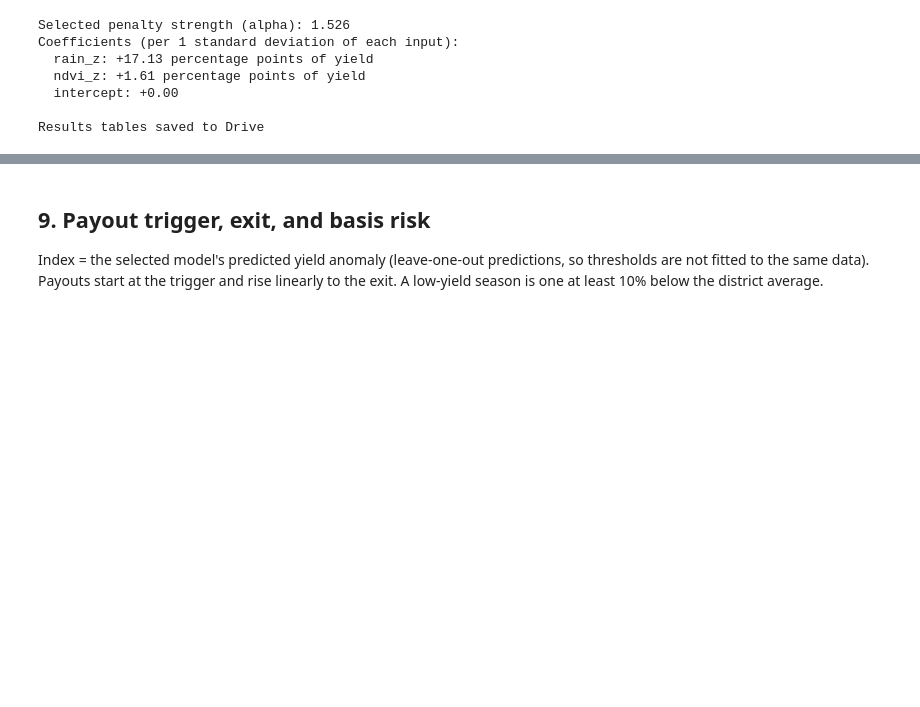
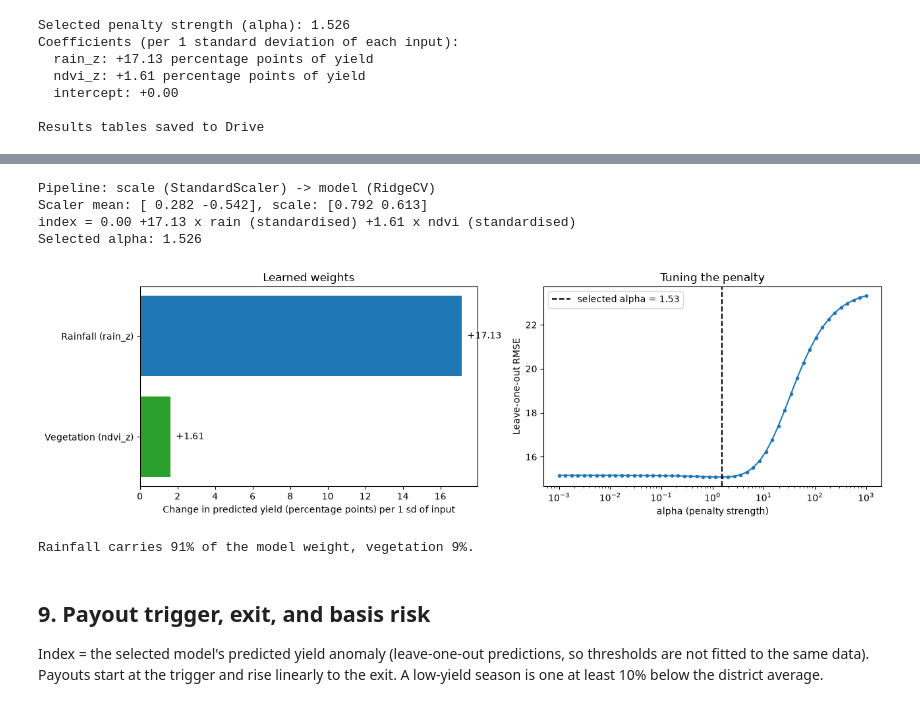
Before and after one commit to JokMaker/parametric-drought-simulator, a Jupyter notebook: notebook/drought_index.ipynb, the cells around one changed output, grey strips where cells are left out. Drawn from its saved outputs; the diff is of its cells as text; code cells hidden in the pictures; blank space fills up the shorter version.

```diff
--- a/notebook/drought_index.ipynb
+++ b/notebook/drought_index.ipynb
@@ -722,3 +600,40 @@ Results tables saved to Drive
+# %%
+print('Pipeline:', ' -> '.join(f'{name} ({type(step).__name__})' for name, step in best.steps))
+print(f'Scaler mean: {best.named_steps["scale"].mean_.round(3)}, scale: {best.named_steps["scale"].scale_.round(3)}')
+b0, (b1, b2) = round(ridge.intercept_, 2) + 0.0, ridge.coef_
+print(f'index = {b0:.2f} {b1:+.2f} x rain (standardised) {b2:+.2f} x ndvi (standardised)')
+print(f'Selected alpha: {ridge.alpha_:.3f}')
+
+# Validation error for each alpha (leave-one-out, same folds as the tuning)
+from sklearn.linear_model import Ridge
+curve = []
+for a in alphas:
+    p = cross_val_predict(Pipeline([('scale', StandardScaler()), ('model', Ridge(alpha=a))]),
+                          X, y, cv=LeaveOneOut())
+    curve.append(np.sqrt(mean_squared_error(y, p)))
+
+fig, axes = plt.subplots(1, 2, figsize=(13, 4))
+axes[0].barh(['Vegetation (ndvi_z)', 'Rainfall (rain_z)'], [b2, b1], color=['tab:green', 'tab:blue'])
+for v, ypos in zip([b2, b1], [0, 1]):
+    axes[0].text(v + 0.3, ypos, f'{v:+.2f}', va='center')
+axes[0].set_xlabel('Change in predicted yield (percentage points) per 1 sd of input')
+axes[0].set_title('Learned weights')
+
+axes[1].semilogx(alphas, curve, marker='.')
+axes[1].axvline(ridge.alpha_, ls='--', color='black', label=f'selected alpha = {ridge.alpha_:.2f}')
+axes[1].set_xlabel('alpha (penalty strength)'); axes[1].set_ylabel('Leave-one-out RMSE')
+axes[1].set_title('Tuning the penalty'); axes[1].legend()
+plt.tight_layout(); plt.show()
+
+share = abs(b1) / (abs(b1) + abs(b2))
+print(f'Rainfall carries {share:.0%} of the model weight, vegetation {1 - share:.0%}.')
+# %% [output]
+Pipeline: scale (StandardScaler) -> model (RidgeCV)
+Scaler mean: [ 0.282 -0.542], scale: [0.792 0.613]
+index = 0.00 +17.13 x rain (standardised) +1.61 x ndvi (standardised)
+Selected alpha: 1.526
+[figure, added]
+Rainfall carries 91% of the model weight, vegetation 9%.
 # %% [markdown]
 ## 9. Payout trigger, exit, and basis risk
 Index = the selected model's predicted yield anomaly (leave-one-out predictions, so thresholds are not fitted to the same data).
```
Also changed, not shown: parts of 41 cells of this notebook, 1 other file.
